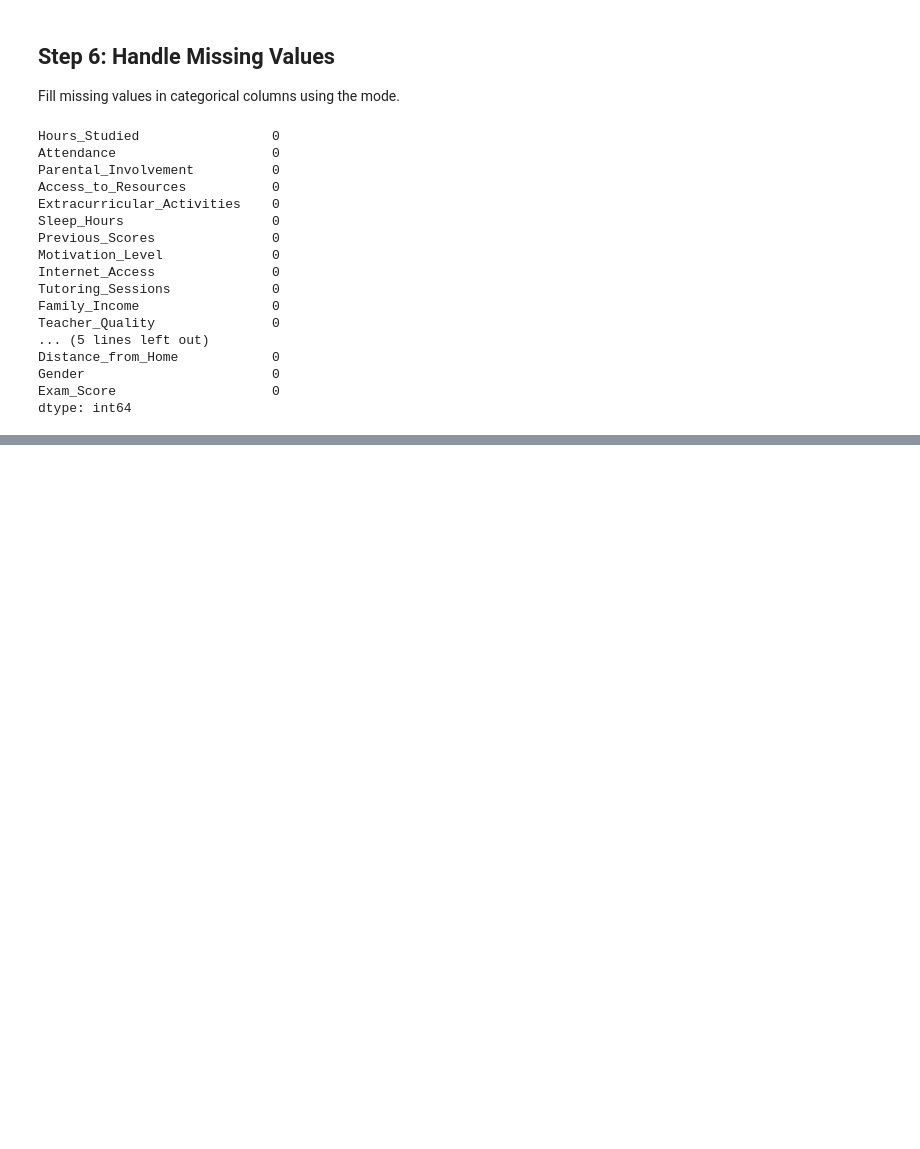
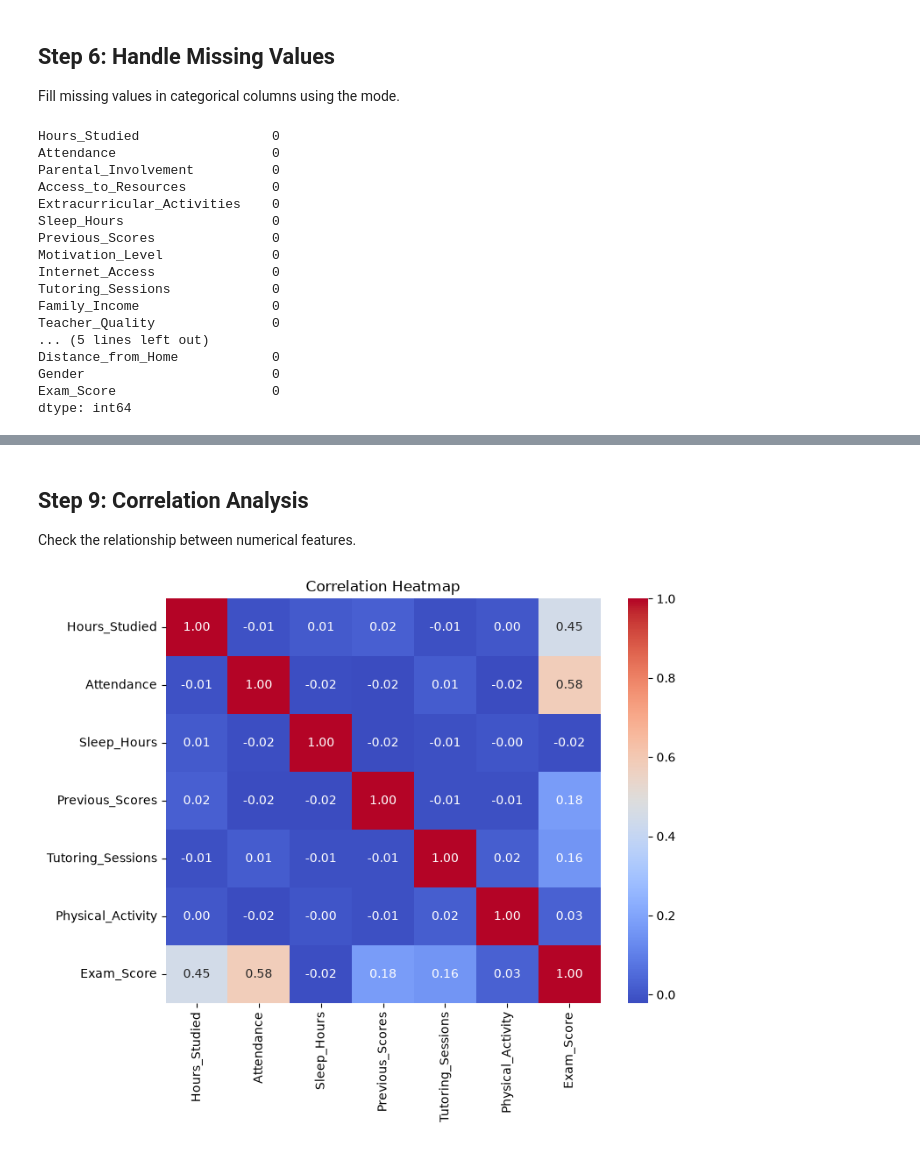
Before and after one commit to heydhwani/Smart_Study_Performance_Predictor, a Jupyter notebook: notebooks/smart_study_performance_predictor.ipynb, the cells around one changed output, grey strips where cells are left out. Saved outputs shown, nothing was run; the diff lists cells and outputs as text; code cells hidden in the pictures; blank space fills up the shorter version.

```diff
--- a/notebooks/smart_study_performance_predictor.ipynb
+++ b/notebooks/smart_study_performance_predictor.ipynb
@@ -155,0 +175,19 @@ dtype: int64
+# %% [markdown]
+## Step 9: Correlation Analysis
+Check the relationship between numerical features.
+# %%
+plt.figure(figsize=(8,6))
+
+numeric_df = df.select_dtypes(include=np.number)
+
+sns.heatmap(
+    numeric_df.corr(),
+    annot=True,
+    cmap="coolwarm",
+    fmt=".2f"
+)
+
+plt.title("Correlation Heatmap")
+plt.show()
+# %% [output]
+[figure, added]
```
Also changed, not shown: parts of 6 cells of this notebook.
